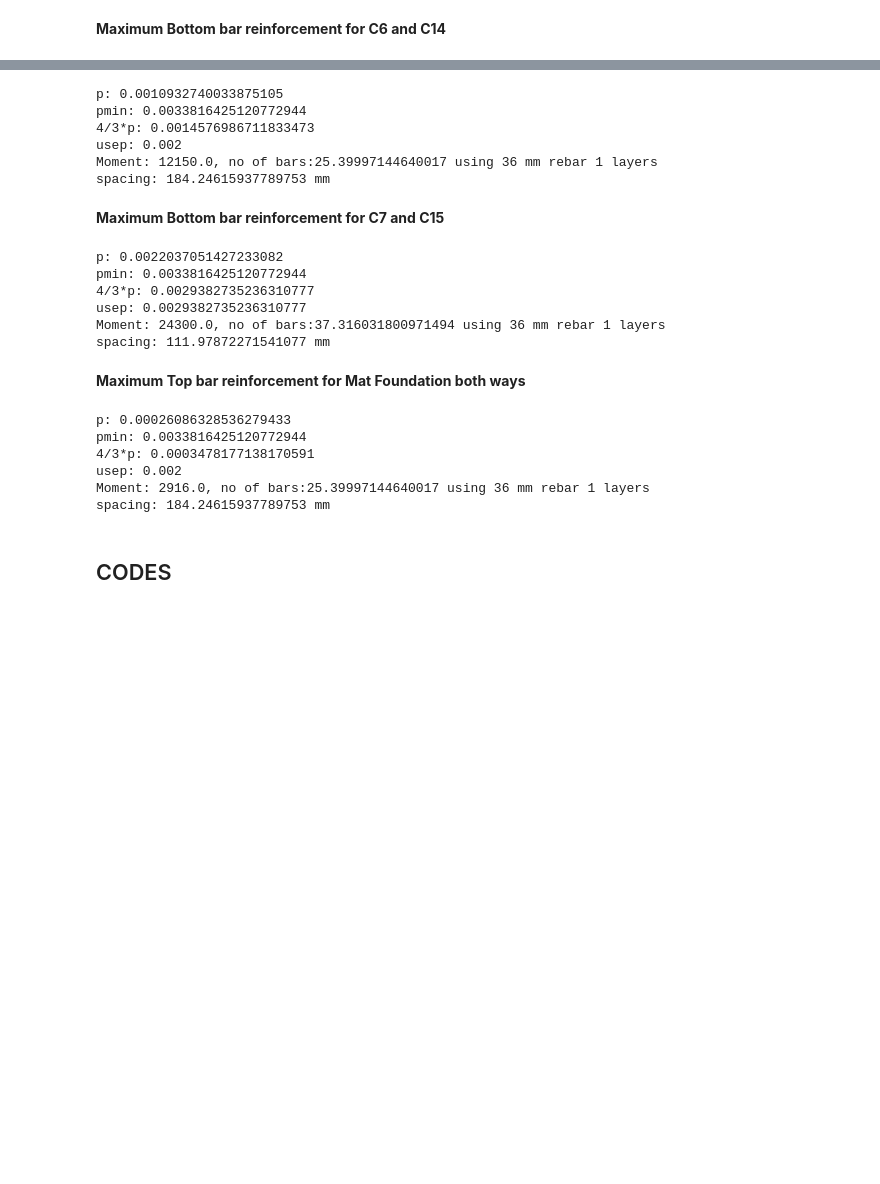
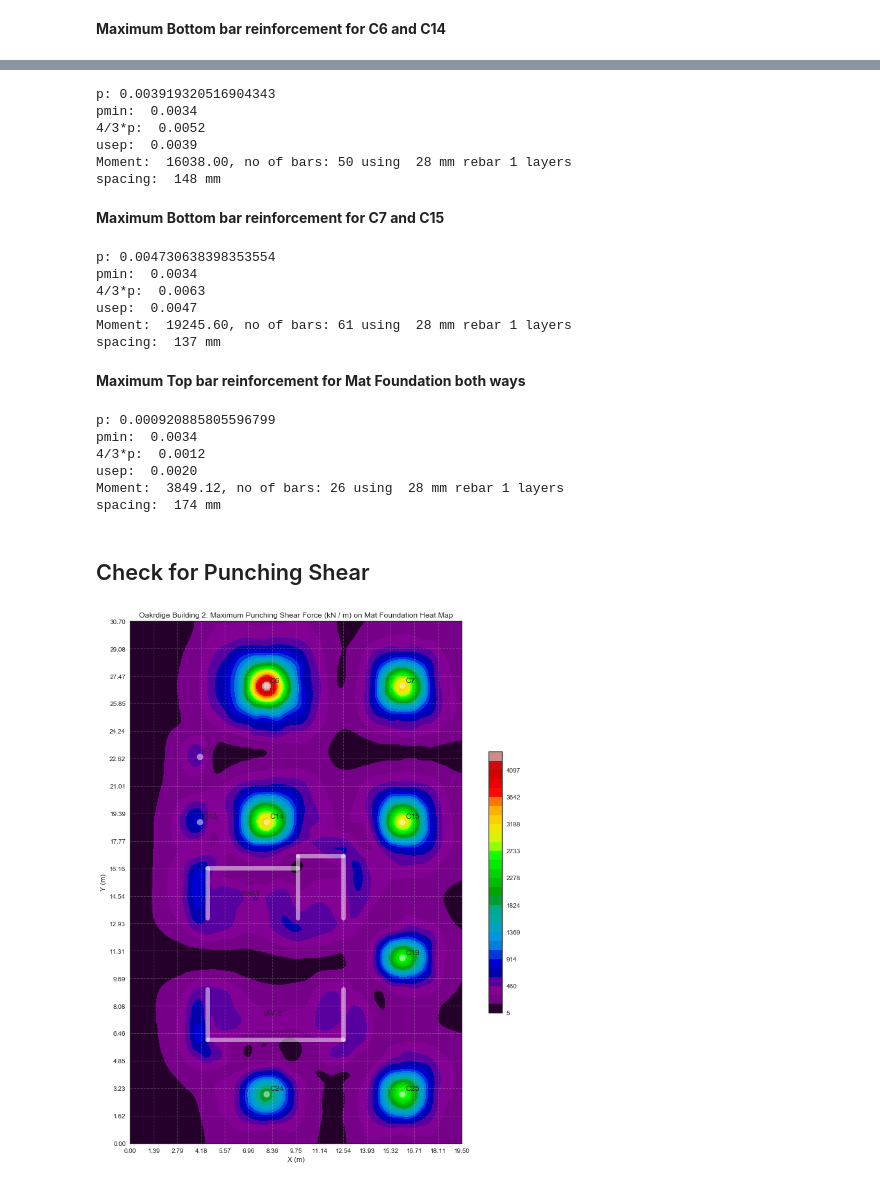
Before and after one commit to mjamezquidilla/MatFoundationAnalysis, a Jupyter notebook: Mat_Foundation_Analysis.ipynb, the cells around one changed output, grey strips where cells are left out. Saved outputs shown, nothing was run; the diff lists cells and outputs as text; code cells hidden in the pictures; blank space fills up the shorter version.

```diff
--- a/Mat_Foundation_Analysis.ipynb
+++ b/Mat_Foundation_Analysis.ipynb
@@ -121,41 +150,48 @@ __Maximum Bottomr bar reinforcement for C19, C24, and C25__
 # %%
-Moment = 3*1.62*2500
-design_steel_rein(Mu = Moment, b = 4*1390, d = 2400, db = 36, layers = 1, cover = 75)
+Moment = 3*1.32*1.62*2500
+design_steel_rein(Mu = Moment, b = 4*1390, d = 1500, db = 28, layers = 1, cover = 75)
 # %% [output]
-p: 0.0010932740033875105
-pmin: 0.0033816425120772944
-4/3*p: 0.0014576986711833473
-usep: 0.002
-Moment: 12150.0, no of bars:25.39997144640017 using 36 mm rebar 1 layers
-spacing: 184.24615937789753 mm
+p: 0.003919320516904343
+pmin:  0.0034
+4/3*p:  0.0052
+usep:  0.0039
+Moment:  16038.00, no of bars: 50 using  28 mm rebar 1 layers
+spacing:  148 mm
 # %% [markdown]
 __Maximum Bottom bar reinforcement for C7 and C15__
 # %%
-Moment = 3*1.62*3000 + 3*1.62*2000
-design_steel_rein(Mu = Moment, b = 4*1390, d = 2400, db = 36, layers = 1, cover = 75)
+Moment = 1.32*3*1.62*3000
+design_steel_rein(Mu = Moment, b = 4*1390, d = 1500, db = 28, layers = 1, cover = 75)
 # %% [output]
-p: 0.0022037051427233082
-pmin: 0.0033816425120772944
-4/3*p: 0.0029382735236310777
-usep: 0.0029382735236310777
-Moment: 24300.0, no of bars:37.316031800971494 using 36 mm rebar 1 layers
-spacing: 111.97872271541077 mm
+p: 0.004730638398353554
+pmin:  0.0034
+4/3*p:  0.0063
+usep:  0.0047
+Moment:  19245.60, no of bars: 61 using  28 mm rebar 1 layers
+spacing:  137 mm
 # %% [markdown]
 __Maximum Top bar reinforcement for Mat Foundation both ways__
 # %%
-Moment = 3*600*1.62
-design_steel_rein(Mu = Moment, b = 4*1390, d = 2400, db = 36, layers = 1, cover = 75)
+Moment = 1.32*3*600*1.62
+design_steel_rein(Mu = Moment, b = 4*1390, d = 1500, db = 28, layers = 1, cover = 75)
 # %% [output]
-p: 0.00026086328536279433
-pmin: 0.0033816425120772944
-4/3*p: 0.0003478177138170591
-usep: 0.002
-Moment: 2916.0, no of bars:25.39997144640017 using 36 mm rebar 1 layers
-spacing: 184.24615937789753 mm
+p: 0.000920885805596799
+pmin:  0.0034
+4/3*p:  0.0012
+usep:  0.0020
+Moment:  3849.12, no of bars: 26 using  28 mm rebar 1 layers
+spacing:  174 mm
-# %% [markdown]
-
-
-## CODES
+# %% [markdown]
+## Check for Punching Shear
+# %%
+plot_contour_map(file_name='ShellForcesCLEAN-1500mm.xlsx',
+                stress_name = 'VMax',
+                level = [5, 4400, 30],
+                color = 'nipy_spectral',
+                title = 'Oakrdige Building 2: Maximum Punching Shear Force (kN / m) on Mat Foundation Heat Map',
+                fsize = [15,15])
+# %% [output]
+[figure, added]
 # %%
 def plot_contour_map(file_name, stress_name, level, color, title, fsize):
     '''
```
Also changed, not shown: parts of 18 cells of this notebook, 18 other files.
